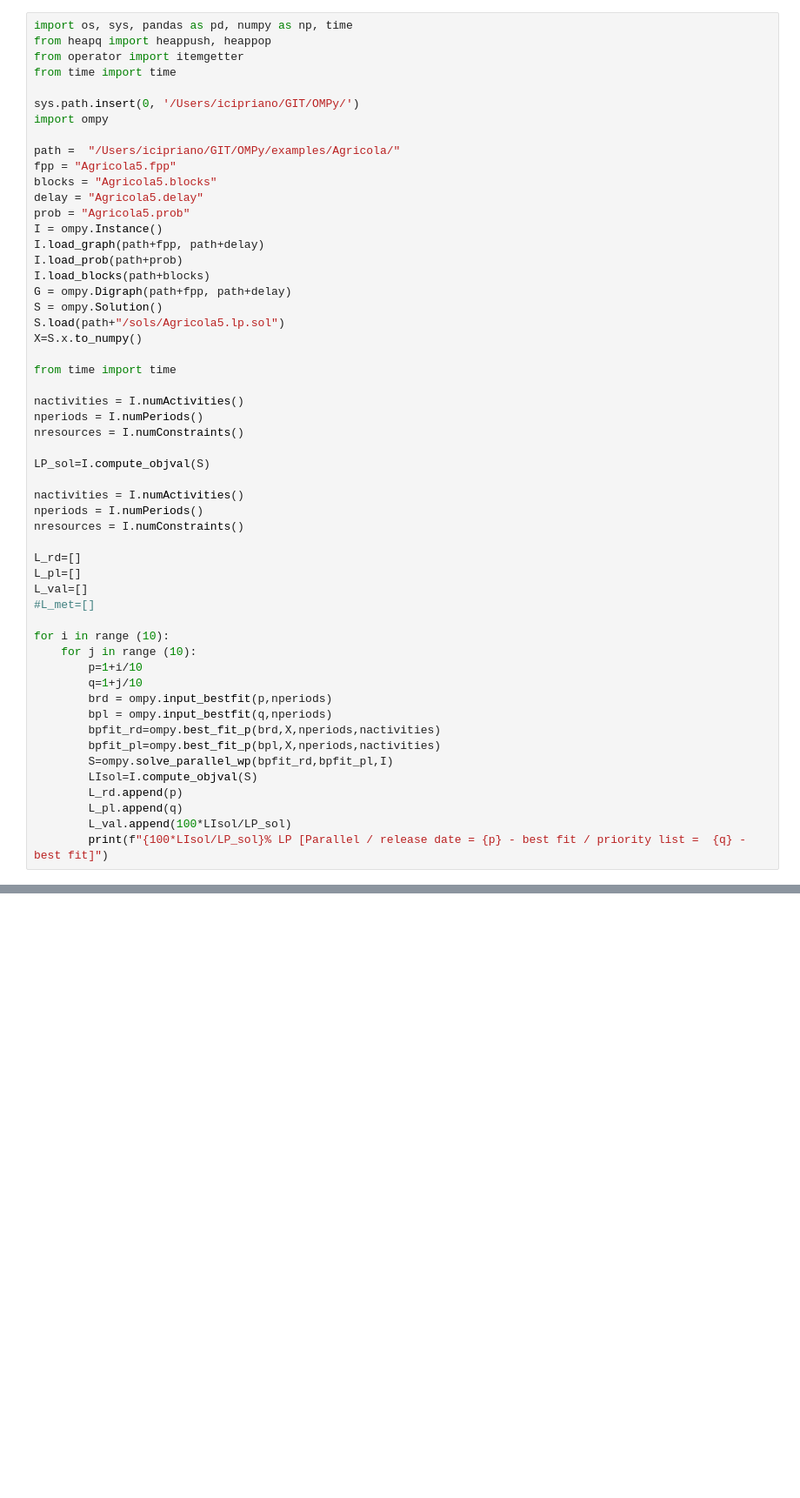
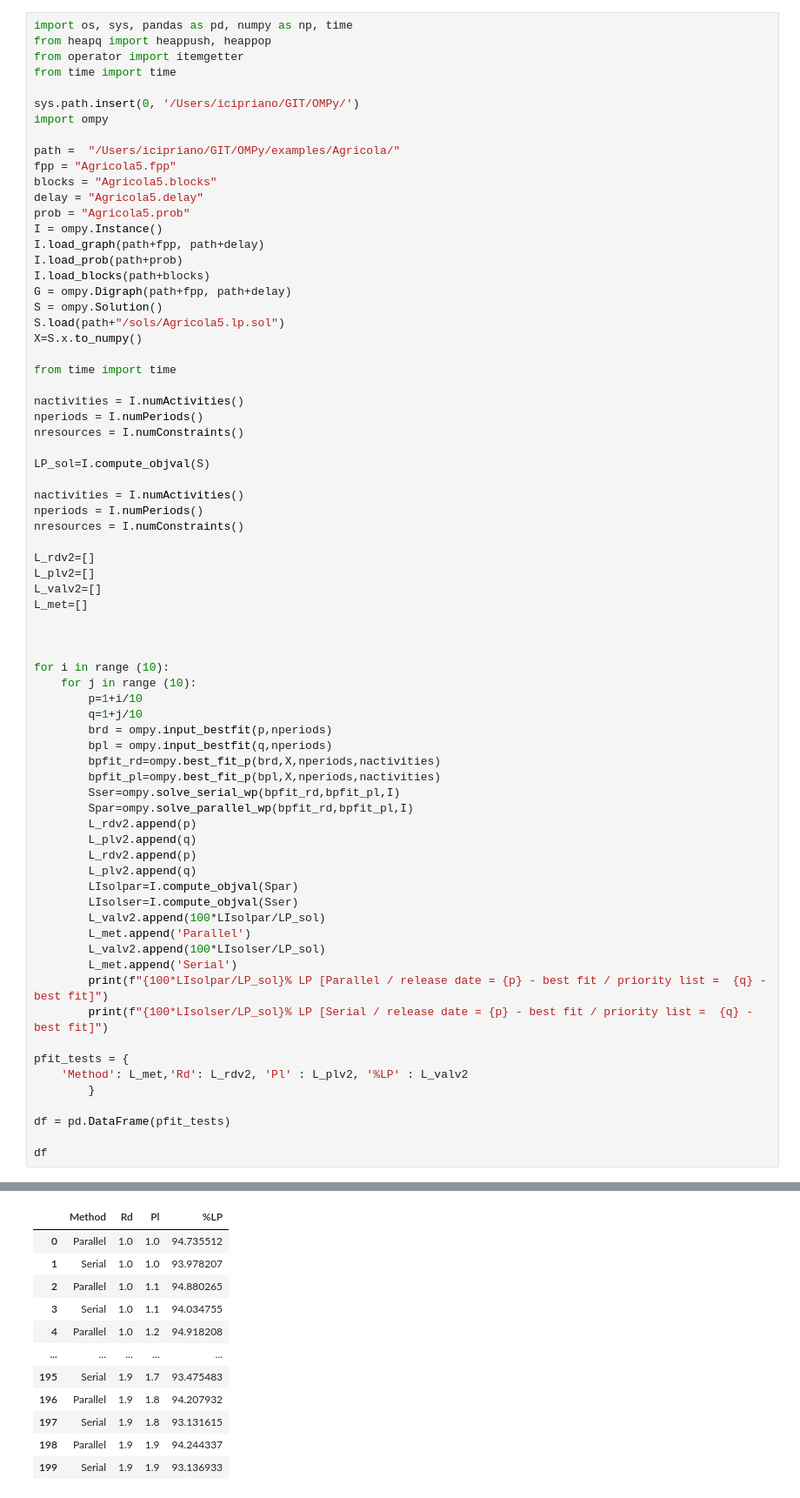
Before and after one commit to iciprian/icipriano_repository, a Jupyter notebook: p-best-fit-testings.ipynb, the cells around one changed output, grey strips where cells are left out. Shown: that part at 87% size. Drawn from its saved outputs; the diff is of its cells as text; blank space fills up the shorter version.

```diff
--- a/p-best-fit-testings.ipynb
+++ b/p-best-fit-testings.ipynb
@@ -33,10 +33,12 @@ nactivities = I.numActivities()
 nperiods = I.numPeriods()
 nresources = I.numConstraints()
 
-L_rd=[]
-L_pl=[]
-L_val=[]
-#L_met=[]
+L_rdv2=[]
+L_plv2=[]
+L_valv2=[]
+L_met=[]
+
+
 
 for i in range (10):
     for j in range (10):
@@ -46,9 +48,26 @@ for i in range (10):
         bpl = ompy.input_bestfit(q,nperiods)
         bpfit_rd=ompy.best_fit_p(brd,X,nperiods,nactivities)
         bpfit_pl=ompy.best_fit_p(bpl,X,nperiods,nactivities)
-        S=ompy.solve_parallel_wp(bpfit_rd,bpfit_pl,I)
-        LIsol=I.compute_objval(S)
-        L_rd.append(p)
-        L_pl.append(q)
-        L_val.append(100*LIsol/LP_sol)
-        print(f"{100*LIsol/LP_sol}% LP [Parallel / release date = {p} - best fit / priority list =  {q} - best fit]")
+        Sser=ompy.solve_serial_wp(bpfit_rd,bpfit_pl,I)
+        Spar=ompy.solve_parallel_wp(bpfit_rd,bpfit_pl,I)
+        L_rdv2.append(p)
+        L_plv2.append(q)
+        L_rdv2.append(p)
+        L_plv2.append(q)
+        LIsolpar=I.compute_objval(Spar)
+        LIsolser=I.compute_objval(Sser)
+        L_valv2.append(100*LIsolpar/LP_sol)
+        L_met.append('Parallel')
+        L_valv2.append(100*LIsolser/LP_sol)
+        L_met.append('Serial')
+        print(f"{100*LIsolpar/LP_sol}% LP [Parallel / release date = {p} - best fit / priority list =  {q} - best fit]")
+        print(f"{100*LIsolser/LP_sol}% LP [Serial / release date = {p} - best fit / priority list =  {q} - best fit]")
+
+pfit_tests = {
+    'Method': L_met,'Rd': L_rdv2, 'Pl' : L_plv2, '%LP' : L_valv2
+        }
+
+df = pd.DataFrame(pfit_tests)
+
+df
+# %% [output]
@@ -54,0 +91,12 @@ for i in range (10):
+|  | Method | Rd | Pl | %LP |
+| 0 | Parallel | 1.0 | 1.0 | 94.735512 |
+| 1 | Serial | 1.0 | 1.0 | 93.978207 |
+| 2 | Parallel | 1.0 | 1.1 | 94.880265 |
+| 3 | Serial | 1.0 | 1.1 | 94.034755 |
+| 4 | Parallel | 1.0 | 1.2 | 94.918208 |
+| ... | ... | ... | ... | ... |
+| 195 | Serial | 1.9 | 1.7 | 93.475483 |
+| 196 | Parallel | 1.9 | 1.8 | 94.207932 |
+| 197 | Serial | 1.9 | 1.8 | 93.131615 |
+| 198 | Parallel | 1.9 | 1.9 | 94.244337 |
+| 199 | Serial | 1.9 | 1.9 | 93.136933 |
```
Also changed, not shown: parts of 11 cells of this notebook, 1 other file.
